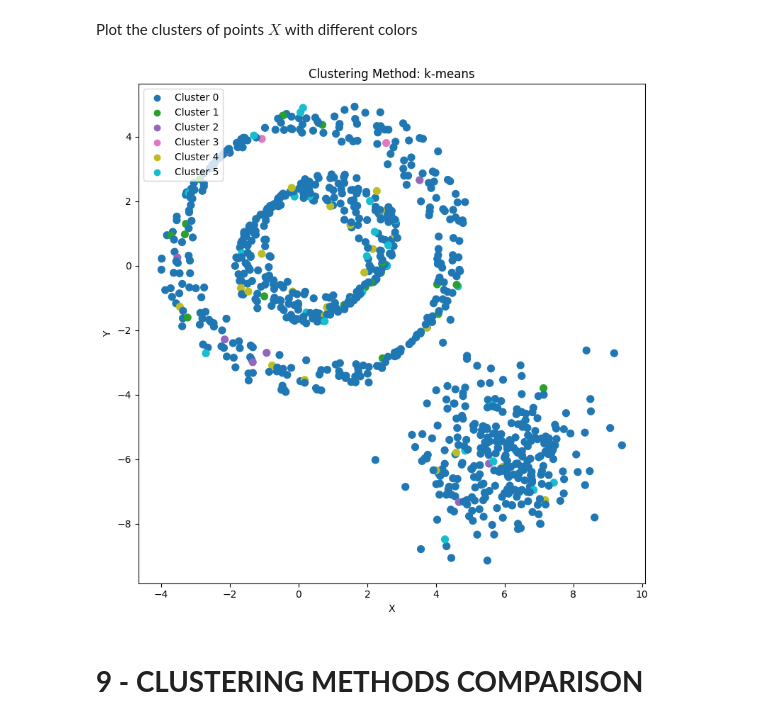
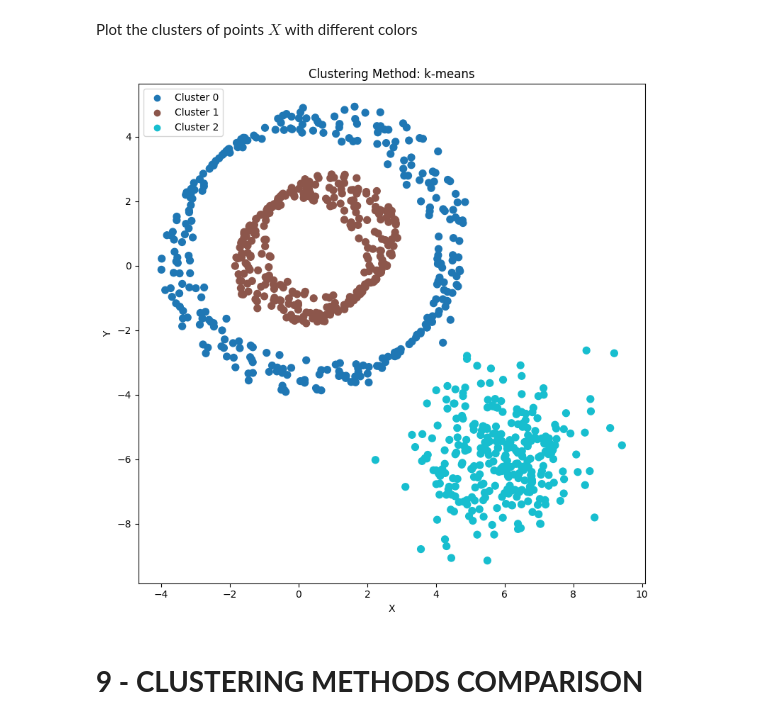
Before and after one commit to Nuzz23/02TWYSM-Computational-linear-algebra-for-large-scale-problems, a Jupyter notebook: Assignments/Berrone/HW_SC.ipynb, the cells around one changed output. Drawn from its saved outputs; the diff is of its cells as text; code cells hidden in the pictures.

Commit message:
buon natale Romeo, to figure out point 8/9 for circles and to fix dbscan, plus figure out eigh fucking doesn't work

```diff
--- a/Assignments/Berrone/HW_SC.ipynb
+++ b/Assignments/Berrone/HW_SC.ipynb
@@ -407,10 +407,10 @@ def computeEigenpairs(L:np, numEig:int=EIGENPAIRS, method:str|None='numpy', maxI
         case 'SHIFTING': return applyInversePowerMethodWithShifting(A=L, numEig=numEig, maxIter=maxIter, tol=tol)
         case _:  return (eigenpairs :=np.linalg.eigh(L))[0][:numEig], eigenpairs[1][:numEig].T
 
-eigenvalues, U = computeEigenpairs(L, method='numpy')
+eigenvalues, U = computeEigenpairs(L, method='shifting')
 
 # NOTE: from now on we won't be needing L so we can convert it to a sparse format to save memory space
-L = setAsSparseMatrix(L)
+# L = setAsSparseMatrix(L, method=sparse.csr_matrix)
 # %% [markdown]
 Visualizing solely the eigenvalues
 # %%
@@ -436,6 +436,5 @@ display(pd.DataFrame(U, index=[f'x[j, {i}]' for i in range(1, U.shape[0]+1)], co
 # U can be transformed into a sparse matrix, we opted for a csr format, instead of the usual diagonal format
 # since the diagonal of U has no particular meaning
 # U = setAsSparseMatrix(U, method=sparse.csr_matrix)
-U = U[:, :6]
 # %% [output]
 |  | x1 | x2 | x3 | x4 | x5 | x6 | x7 | x8 | x9 | x10 |
@@ -492,6 +491,8 @@ def plotClusteringAndCentroidsOfU(U: np.ndarray, centroids: np.ndarray, clusterL
     plt.show()
 
 # Example Data and Usage
-centroids, clusterLabels, _ = k_means(U, n_clusters=9, tol=1e-4, random_state=23)
+temp = 3
 
-plotClusteringAndCentroidsOfU(U, centroids, clusterLabels) if centroids.shape[1]<=3 else None
+centroids, clusterLabels, _ = k_means(U[:, :temp], n_clusters=temp, tol=EPS, random_state=23)
+
+plotClusteringAndCentroidsOfU(U[:, :temp], centroids, clusterLabels) if 2<= centroids.shape[1]<=3 else None
@@ -513,30 +519,30 @@ Plot the clusters of points $X$ with different colors
 # %%
 def plotClusteringResults(df: pd.DataFrame) -> None:
     columns: np.ndarray = df.columns.difference(['x', 'y']).sort_values()
 
     # Create subplots for each clustering method
     fig, ax = plt.subplots(columns.shape[0], 1, figsize=(8, 8 * columns.shape[0]))
     ax = ax if len(columns) >1 else [ax]
 
     for i, column in enumerate(columns):
-        cmap = plt.get_cmap('tab10', len(unique_labels:=np.unique(df[column])))
-        scalarMap = cm.ScalarMappable(norm=colors.Normalize(vmin=min(unique_labels), vmax=max(unique_labels)), cmap=cmap)
+        scalarMap = cm.ScalarMappable(norm=colors.Normalize(vmin=min(unique_labels:=np.unique(df[column])), vmax=max(unique_labels)),
+                                        cmap=plt.get_cmap('tab10', len(unique_labels)))
 
         ax[i].scatter(df['x'],df['y'], c=[scalarMap.to_rgba(label) for label in df[column]],s=50)
 
         for label in unique_labels:
             ax[i].scatter([], [], color=scalarMap.to_rgba(label), label=f'Cluster {label}')
 
         ax[i].set_title(f'Clustering Method: {column}')
         ax[i].set_xlabel('X'),ax[i].set_ylabel('Y')
         ax[i].legend(loc='upper left')
 
     plt.tight_layout()
     plt.show()
 
 plotClusteringResults(data)
 # %% [output]
-[figure, old version]
+[figure, new version]
 # %% [markdown]
 # <b>9 - CLUSTERING METHODS COMPARISON</b>
 # %% [markdown]
```
Also changed, not shown: parts of 6 cells of this notebook.
